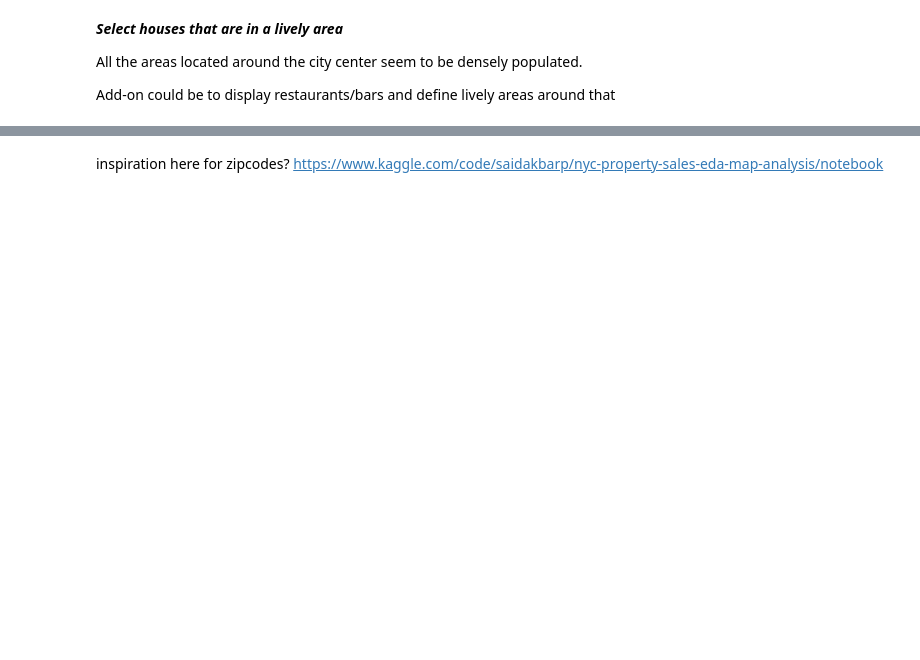
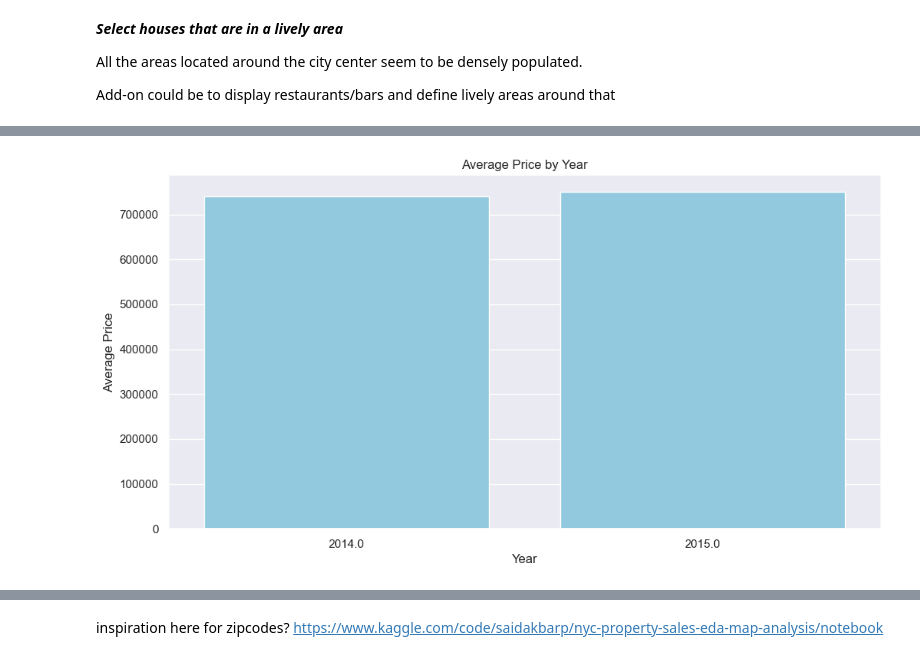
Before and after one commit to eockfen/EDA_King_County_home_sales, a Jupyter notebook: EDA.ipynb, the cells around one changed output, grey strips where cells are left out. Drawn from its saved outputs; the diff is of its cells as text; code cells hidden in the pictures; blank space fills up the shorter version.

```diff
--- a/EDA.ipynb
+++ b/EDA.ipynb
@@ -607,0 +685,24 @@ basemap # render the map
+# %%
+# Convert 'year_sold' column to float64
+central_houses_df['year_sold'] = central_houses_df['year_sold'].astype('float64')
+
+# Calculate average price for each year
+average_prices_by_year = central_houses_df.groupby('year_sold')['price'].mean().reset_index()
+
+# Set the seaborn style
+sns.set_theme(style="darkgrid")
+
+# Plot
+plt.figure(figsize=(12, 6))
+sns.barplot(x="year_sold", y="price",
+            data=average_prices_by_year,
+            color='skyblue')  # Set color of bars to skyblue
+
+
+plt.title('Average Price by Year')
+plt.xlabel('Year')
+plt.ylabel('Average Price')
+
+plt.show()
+# %% [output]
+[figure, added]
```
Also changed, not shown: parts of 18 cells of this notebook.
